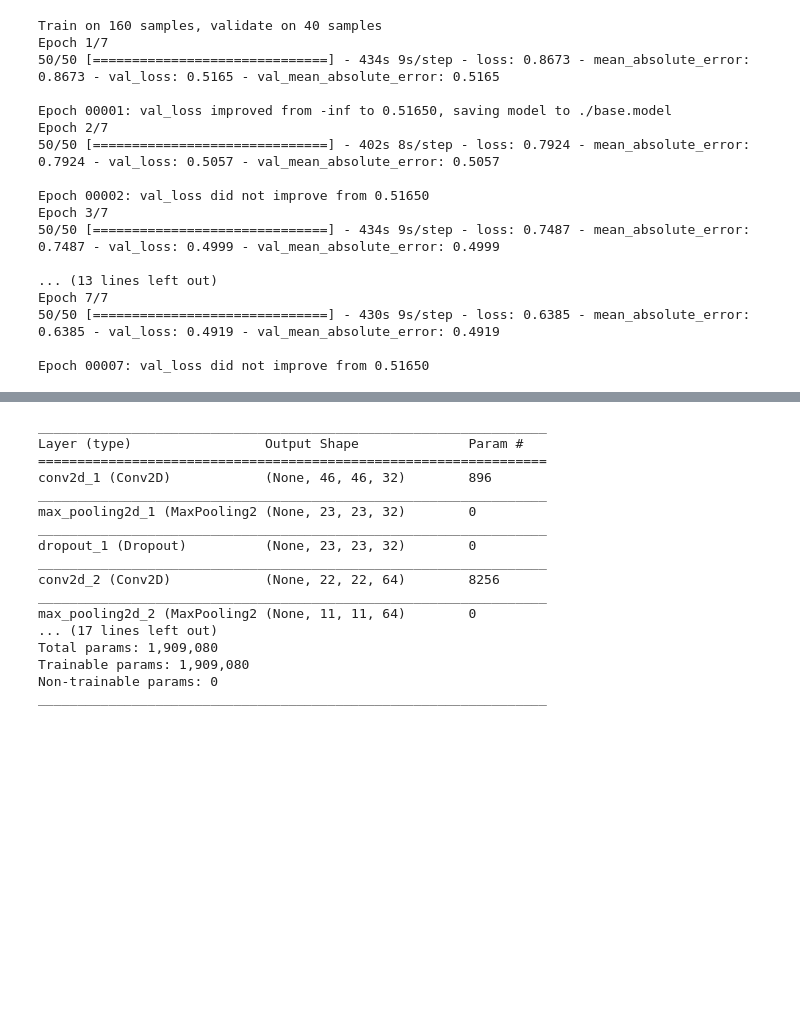
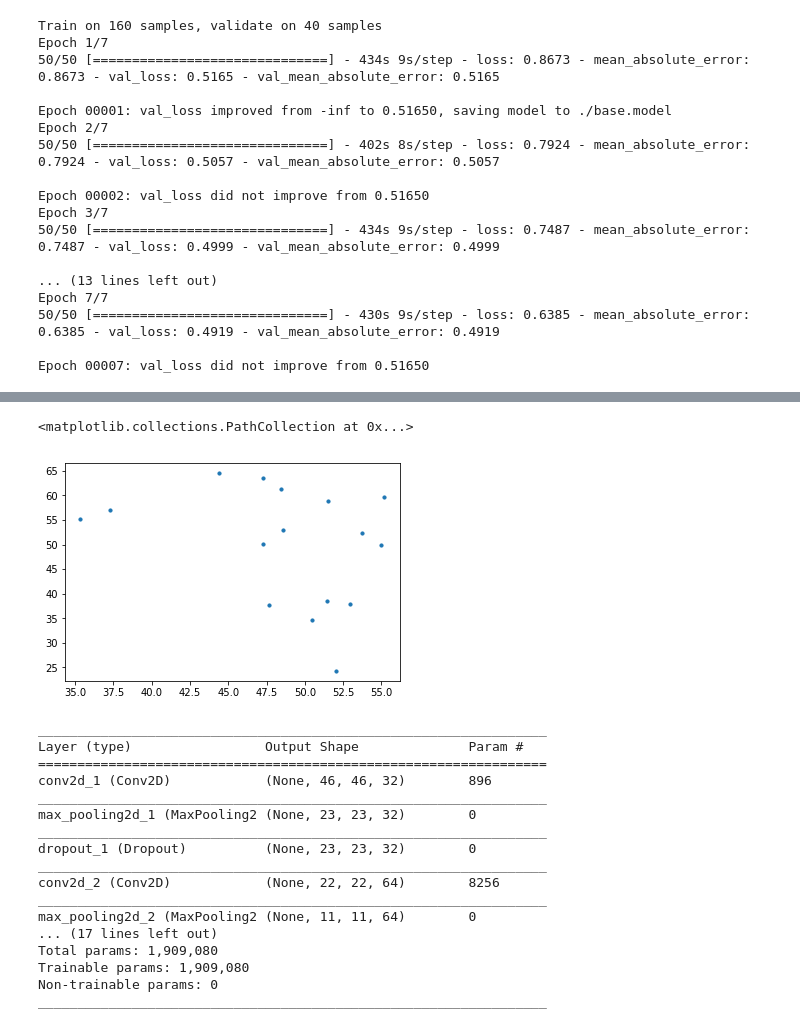
Before and after one commit to Arifkhan21/Human-Pose-Estimation, a Jupyter notebook: model2.ipynb, the cells around one changed output, grey strips where cells are left out. Drawn from its saved outputs; the diff is of its cells as text; code cells hidden in the pictures; blank space fills up the shorter version.

```diff
--- a/model2.ipynb
+++ b/model2.ipynb
@@ -413,3 +427,8 @@ plt.scatter(y_pred[0][0::2],y_pred[0][1::2],s=10)
+# %%
+plt.scatter(y_pred[0][0::2],y_pred[0][1::2],s=10)
+# %% [output]
+<matplotlib.collections.PathCollection at 0x...>
+[figure, added]
 # %%
 from keras.models import Sequential
 from keras.layers import Input,Convolution2D,MaxPooling2D,Flatten,Dense,Dropout
```
Also changed, not shown: parts of 10 cells of this notebook.
